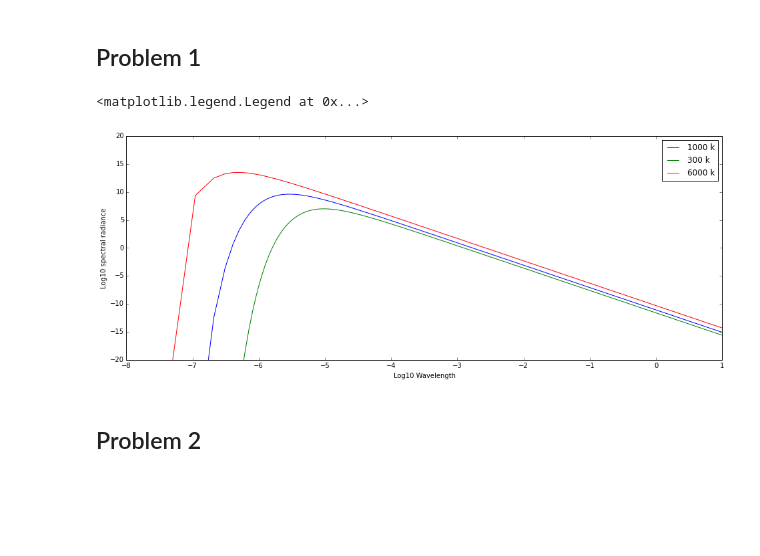
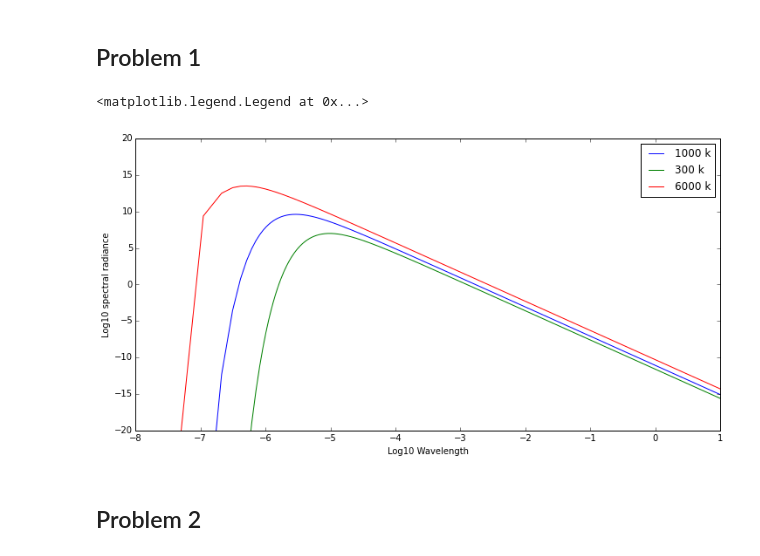
Before and after one commit to biavillasboas/SIO236, a Jupyter notebook: labs/lab03/villasboas_bia_lab3.ipynb, the cells around one changed output. Cells and saved outputs as stored; diff of their text form; code cells hidden in the pictures; blank space fills up the shorter version.

```diff
--- a/labs/lab03/villasboas_bia_lab3.ipynb
+++ b/labs/lab03/villasboas_bia_lab3.ipynb
@@ -24,18 +24,18 @@ L1 = 2*h*c**2/(lamb**5*(exp(h*c/(lamb*k*1000))-1))
 L3 = 2*h*c**2/(lamb**5*(exp(h*c/(lamb*k*300))-1))
 L6 = 2*h*c**2/(lamb**5*(exp(h*c/(lamb*k*6000))-1))
 # %%
-plt.figure(figsize=(16,6))
+plt.figure(figsize=(12,6))
 plt.plot(np.log10(lamb),np.log10(L1), label='1000 k')
 plt.hold(True)
 plt.plot(np.log10(lamb),np.log10(L3), label='300 k')
 plt.plot(np.log10(lamb),np.log10(L6), label='6000 k')
 plt.ylim([-20,20])
 plt.xlabel('Log10 Wavelength')
 plt.ylabel('Log10 spectral radiance')
 plt.legend()
 # %% [output]
 <matplotlib.legend.Legend at 0x...>
-[figure, old version]
+[figure, new version]
 # %% [markdown]
 ## Problem 2
 # %%
```
Also changed, not shown: parts of 2 cells of this notebook.
